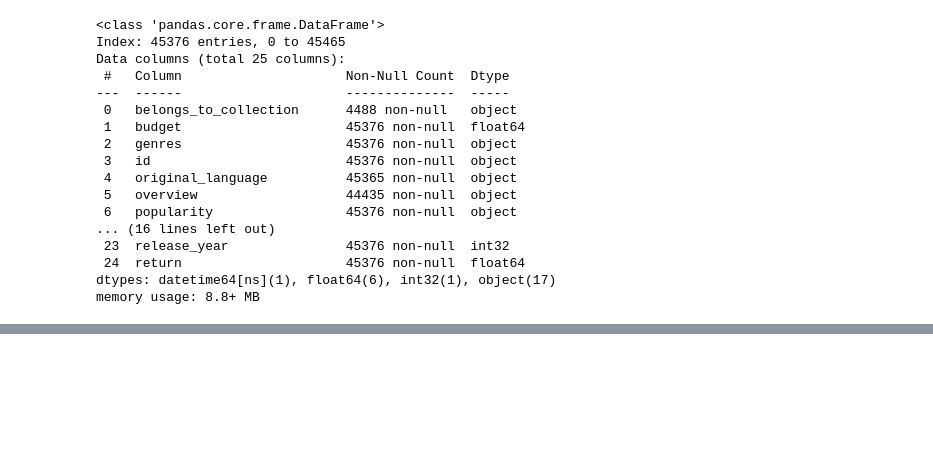
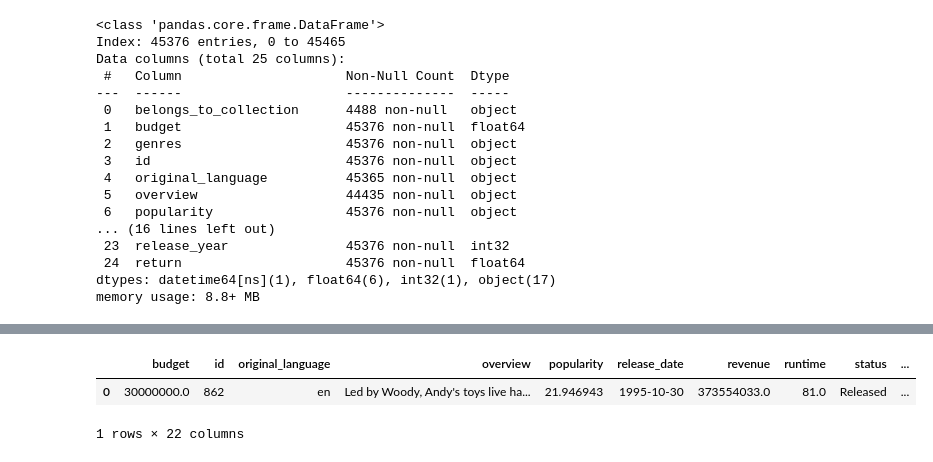
Before and after one commit to mpaezgrecco/PI1_Recomendacion_Peliculas, a Jupyter notebook: PI1_preparacion.ipynb, the cells around one changed output, grey strips where cells are left out. Drawn from its saved outputs; the diff is of its cells as text; code cells hidden in the pictures; blank space fills up the shorter version.

```diff
--- a/PI1_preparacion.ipynb
+++ b/PI1_preparacion.ipynb
@@ -209,0 +263,12 @@ memory usage: 8.8+ MB
+# %%
+# Función para extraer el valor de "name" de los registros
+def extraer_nombre_director(registros):
+    if registros is None:
+        return None
+    for registro in registros:
+        if registro['job'] == 'Director':
+            return registro['name']
+    return None
+
+# Aplicar la función y crear una nueva columna llamada "name_director"
+data_credits['name_director'] = data_credits['crew'].apply(lambda x: extraer_nombre_director(x))
@@ -209,0 +280,6 @@ memory usage: 8.8+ MB
+# %%
+# A continuacion vamos a concatenar los datos continuaremos utilizando
+datos_seleccionadas = ["id", "names_actors", "name_director"]
+
+# DataFrame nuevo con las columnas anteriores
+creditsconcate= data_credits.loc[:, datos_seleccionadas]
@@ -209,0 +308,6 @@ memory usage: 8.8+ MB
+# %%
+# Convertir la columna a tipo int64
+data['id'] = data['id'].astype('int64')
+# %%
+# combinar dos DataFrames (data y credits_concatenar) en función de la columna 'id'
+datafinal = pd.merge(data, creditsconcate, on='id', how='inner')
@@ -209,0 +321,8 @@ memory usage: 8.8+ MB
+# %%
+#Eliminemos las columnas de los registros que desanidamos
+datafinal = datafinal.drop(["belongs_to_collection", "genres", "production_companies", "production_countries", "spoken_languages"], axis=1)
+datafinal.head(1)
+# %% [output]
+|  | budget | id | original_language | overview | popularity | release_date | revenue | runtime | status | ... |
+| 0 | 30000000.0 | 862 | en | Led by Woody, Andy's toys live ha... | 21.946943 | 1995-10-30 | 373554033.0 | 81.0 | Released | ... |
+1 rows × 22 columns
```
Also changed, not shown: parts of 25 cells of this notebook, 3 other files.
